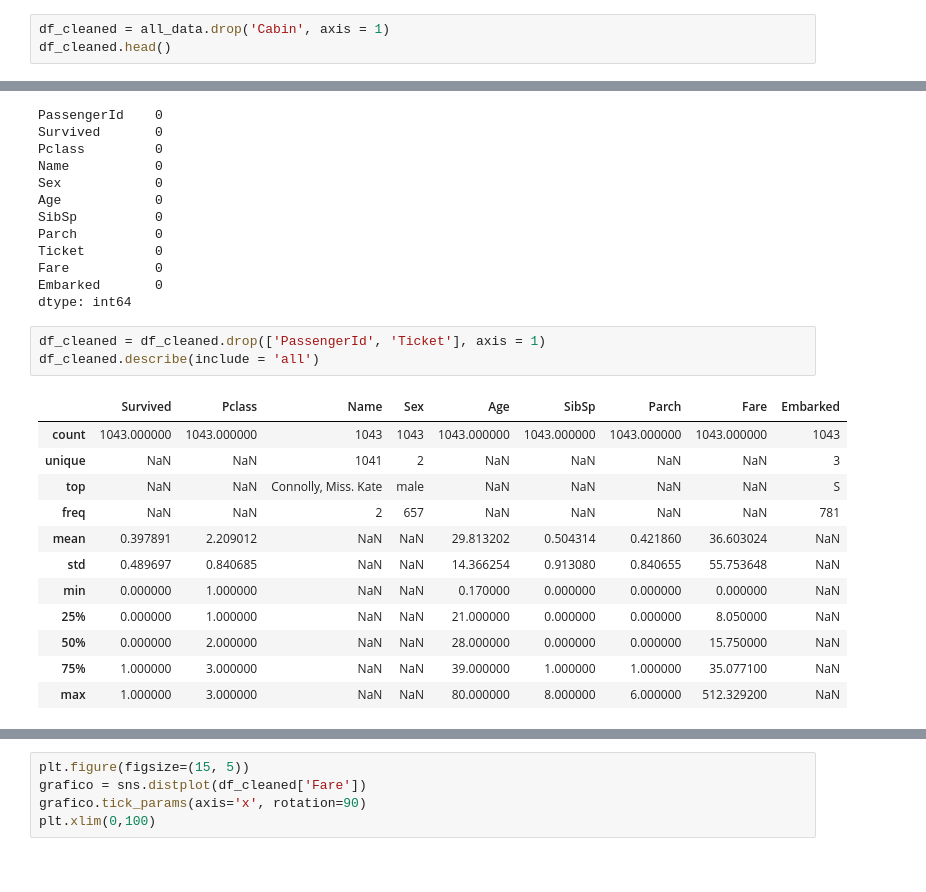
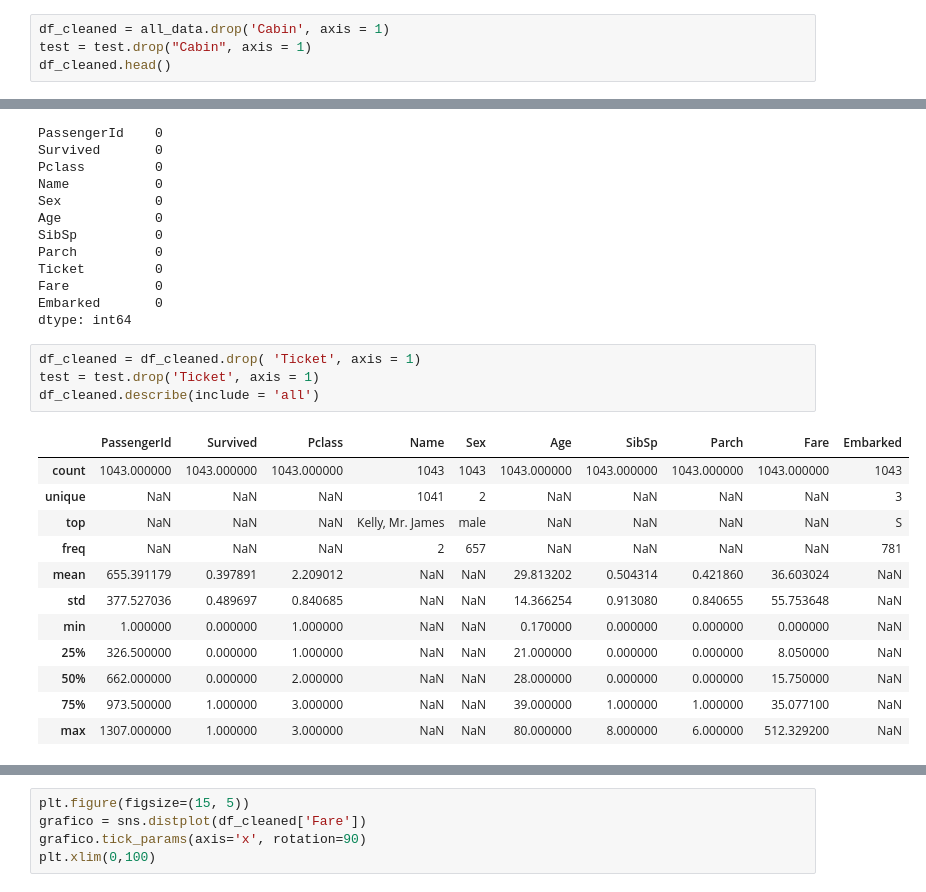
Before and after one commit to Mr-Pacheco/ML_titanic, a Jupyter notebook: Titanic.ipynb, the cells around one changed output, grey strips where cells are left out. Drawn from its saved outputs; the diff is of its cells as text.

```diff
--- a/Titanic.ipynb
+++ b/Titanic.ipynb
@@ -146,6 +135,7 @@ D49                   1
 Name: Cabin, Length: 187, dtype: int64
 # %%
 df_cleaned = all_data.drop('Cabin', axis = 1)
+test = test.drop("Cabin", axis = 1)
 df_cleaned.head()
 # %% [output]
 |  | PassengerId | Survived | Pclass | Name | Sex | Age | SibSp | Parch | Ticket | Fare | ... |
@@ -186,20 +176,21 @@ Fare           0
 Embarked       0
 dtype: int64
 # %%
-df_cleaned = df_cleaned.drop(['PassengerId', 'Ticket'], axis = 1)
+df_cleaned = df_cleaned.drop( 'Ticket', axis = 1)
+test = test.drop('Ticket', axis = 1)
 df_cleaned.describe(include = 'all')
 # %% [output]
-|  | Survived | Pclass | Name | Sex | Age | SibSp | Parch | Fare | Embarked |
-| count | 1043.000000 | 1043.000000 | 1043 | 1043 | 1043.000000 | 1043.000000 | 1043.000000 | 1043.000000 | 1043 |
-| unique | NaN | NaN | 1041 | 2 | NaN | NaN | NaN | NaN | 3 |
-| top | NaN | NaN | Connolly, Miss. Kate | male | NaN | NaN | NaN | NaN | S |
-| freq | NaN | NaN | 2 | 657 | NaN | NaN | NaN | NaN | 781 |
-| mean | 0.397891 | 2.209012 | NaN | NaN | 29.813202 | 0.504314 | 0.421860 | 36.603024 | NaN |
-| std | 0.489697 | 0.840685 | NaN | NaN | 14.366254 | 0.913080 | 0.840655 | 55.753648 | NaN |
-| min | 0.000000 | 1.000000 | NaN | NaN | 0.170000 | 0.000000 | 0.000000 | 0.000000 | NaN |
-| 25% | 0.000000 | 1.000000 | NaN | NaN | 21.000000 | 0.000000 | 0.000000 | 8.050000 | NaN |
-| 50% | 0.000000 | 2.000000 | NaN | NaN | 28.000000 | 0.000000 | 0.000000 | 15.750000 | NaN |
-| 75% | 1.000000 | 3.000000 | NaN | NaN | 39.000000 | 1.000000 | 1.000000 | 35.077100 | NaN |
-| max | 1.000000 | 3.000000 | NaN | NaN | 80.000000 | 8.000000 | 6.000000 | 512.329200 | NaN |
+|  | PassengerId | Survived | Pclass | Name | Sex | Age | SibSp | Parch | Fare | Embarked |
+| count | 1043.000000 | 1043.000000 | 1043.000000 | 1043 | 1043 | 1043.000000 | 1043.000000 | 1043.000000 | 1043.000000 | 1043 |
+| unique | NaN | NaN | NaN | 1041 | 2 | NaN | NaN | NaN | NaN | 3 |
+| top | NaN | NaN | NaN | Kelly, Mr. James | male | NaN | NaN | NaN | NaN | S |
+| freq | NaN | NaN | NaN | 2 | 657 | NaN | NaN | NaN | NaN | 781 |
+| mean | 655.391179 | 0.397891 | 2.209012 | NaN | NaN | 29.813202 | 0.504314 | 0.421860 | 36.603024 | NaN |
+| std | 377.527036 | 0.489697 | 0.840685 | NaN | NaN | 14.366254 | 0.913080 | 0.840655 | 55.753648 | NaN |
+| min | 1.000000 | 0.000000 | 1.000000 | NaN | NaN | 0.170000 | 0.000000 | 0.000000 | 0.000000 | NaN |
+| 25% | 326.500000 | 0.000000 | 1.000000 | NaN | NaN | 21.000000 | 0.000000 | 0.000000 | 8.050000 | NaN |
+| 50% | 662.000000 | 0.000000 | 2.000000 | NaN | NaN | 28.000000 | 0.000000 | 0.000000 | 15.750000 | NaN |
+| 75% | 973.500000 | 1.000000 | 3.000000 | NaN | NaN | 39.000000 | 1.000000 | 1.000000 | 35.077100 | NaN |
+| max | 1307.000000 | 1.000000 | 3.000000 | NaN | NaN | 80.000000 | 8.000000 | 6.000000 | 512.329200 | NaN |
 # %%
 df_cleaned['n_sex'] = df_cleaned['Sex'].replace({'male': 1, 'female': 0})
```
Also changed, not shown: parts of 33 cells of this notebook.
